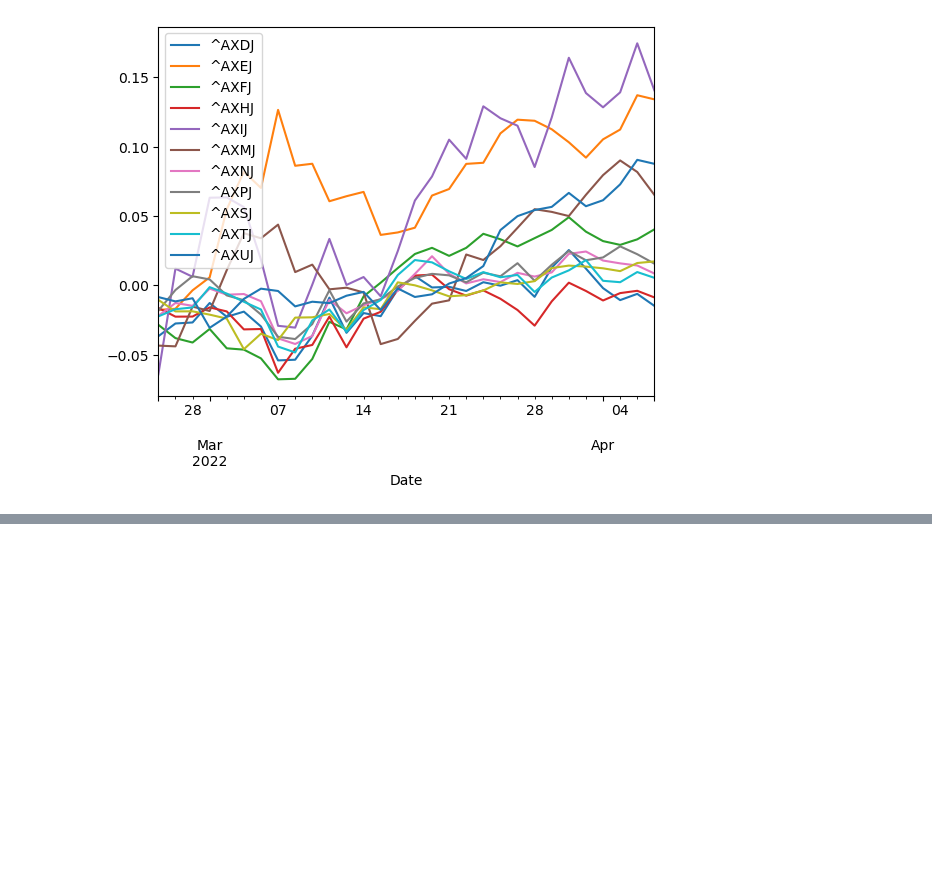
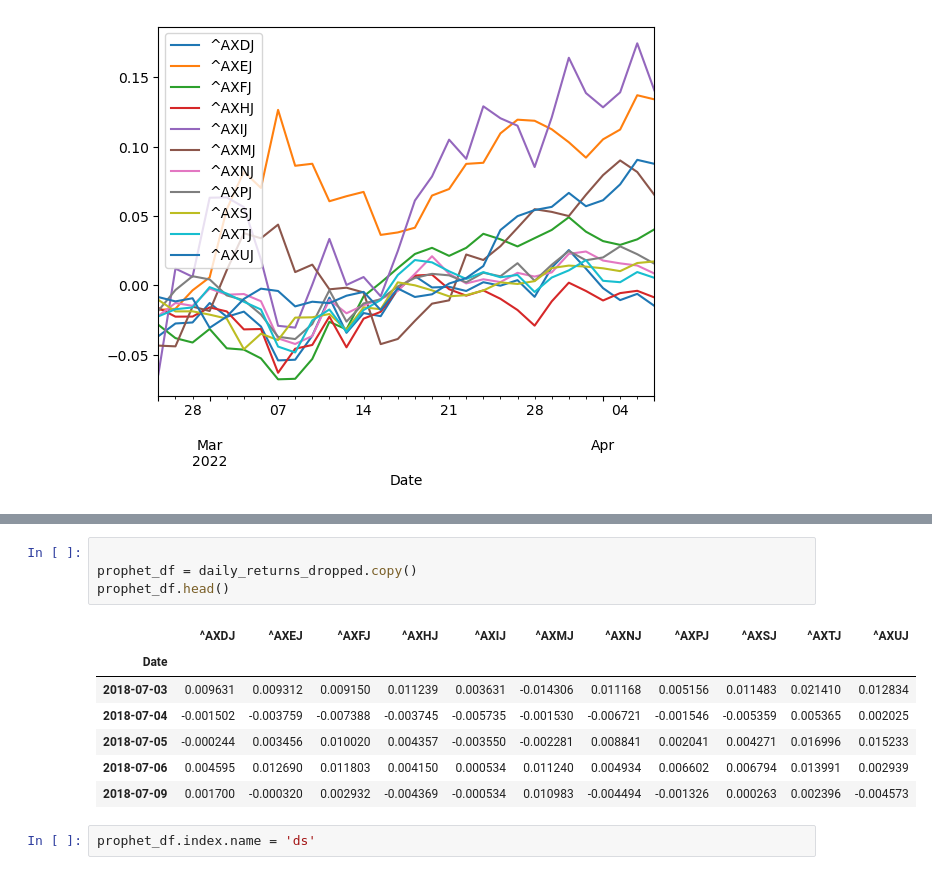
Before and after one commit to DGLewiss/Repo-Practice, a Jupyter notebook: yfinance.ipynb, the cells around one changed output, grey strips where cells are left out. Saved outputs shown, nothing was run; the diff lists cells and outputs as text; blank space fills up the shorter version.

```diff
--- a/yfinance.ipynb
+++ b/yfinance.ipynb
@@ -156,0 +161,14 @@ plt.show()
+# %%
+
+prophet_df = daily_returns_dropped.copy()
+prophet_df.head()
+# %% [output]
+|  | ^AXDJ | ^AXEJ | ^AXFJ | ^AXHJ | ^AXIJ | ^AXMJ | ^AXNJ | ^AXPJ | ^AXSJ | ^AXTJ | ^AXUJ |
+| Date |  |  |  |  |  |  |  |  |  |  |  |
+| 2018-07-03 | 0.009631 | 0.009312 | 0.009150 | 0.011239 | 0.003631 | -0.014306 | 0.011168 | 0.005156 | 0.011483 | 0.021410 | 0.012834 |
+| 2018-07-04 | -0.001502 | -0.003759 | -0.007388 | -0.003745 | -0.005735 | -0.001530 | -0.006721 | -0.001546 | -0.005359 | 0.005365 | 0.002025 |
+| 2018-07-05 | -0.000244 | 0.003456 | 0.010020 | 0.004357 | -0.003550 | -0.002281 | 0.008841 | 0.002041 | 0.004271 | 0.016996 | 0.015233 |
+| 2018-07-06 | 0.004595 | 0.012690 | 0.011803 | 0.004150 | 0.000534 | 0.011240 | 0.004934 | 0.006602 | 0.006794 | 0.013991 | 0.002939 |
+| 2018-07-09 | 0.001700 | -0.000320 | 0.002932 | -0.004369 | -0.000534 | 0.010983 | -0.004494 | -0.001326 | 0.000263 | 0.002396 | -0.004573 |
+# %%
+prophet_df.index.name = 'ds'
```
Also changed, not shown: parts of 13 cells of this notebook.
